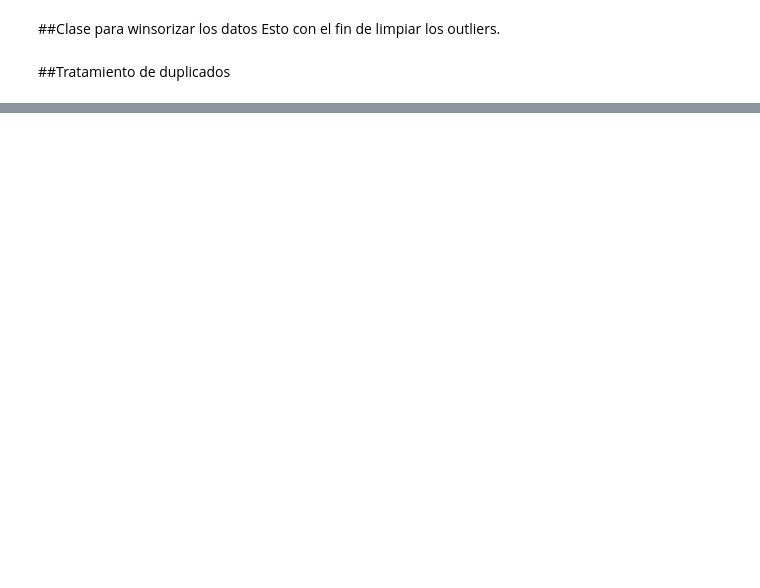
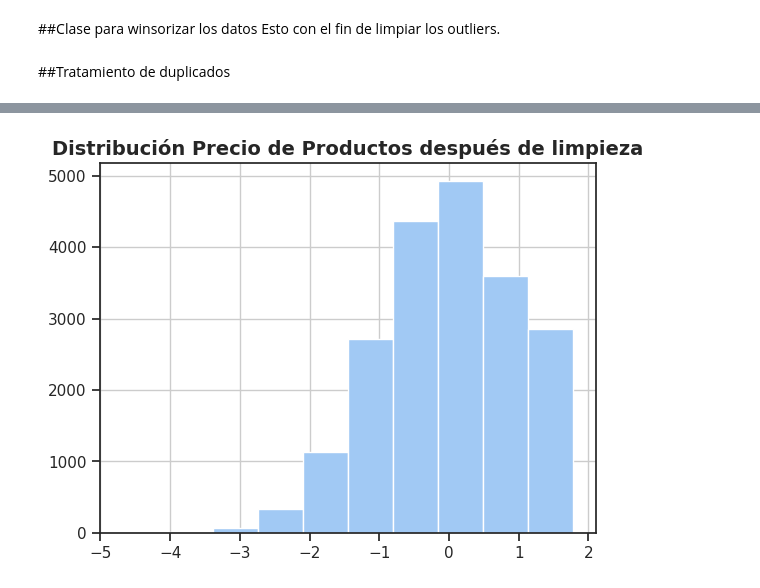
Before and after one commit to Octaviochavez/analitica_clientes, a Jupyter notebook: notebooks/Proyecto_Progra_Cienc_Datos.ipynb, the cells around one changed output, grey strips where cells are left out. Cells and saved outputs as stored; diff of their text form; code cells hidden in the pictures; blank space fills up the shorter version.

```diff
--- a/notebooks/Proyecto_Progra_Cienc_Datos.ipynb
+++ b/notebooks/Proyecto_Progra_Cienc_Datos.ipynb
@@ -195,0 +255,4 @@ def eliminar_duplicados(X):
+# %%
+pipeline_booleans = Pipeline(steps=[
+    ('imputer', SimpleImputer(strategy='most_frequent'))
+])
@@ -195,0 +261,12 @@ def eliminar_duplicados(X):
+# %%
+preprocesador = ColumnTransformer(
+    transformers=[
+        ('num_sesgo', pipeline_sesgados_outliers, num_sesgados_derecha_outliers),
+        ('num_campana', pipeline_campana_outliers, num_campana_outliers),
+        ('num_limpios', pipeline_numerical_features, numerical_features),
+        ('cat_nom', pipeline_nominales, categorical_nominales),
+        ('cat_ord', pipeline_ordinales, categorical_ordinales),
+        ('bool',pipeline_booleans,categorical_boolean_int_features)
+    ],
+    remainder='drop'
+)
@@ -195,0 +287,19 @@ def eliminar_duplicados(X):
+# %%
+pipeline_limpieza = Pipeline(
+    steps=[
+        ("duplicados", FunctionTransformer(eliminar_duplicados)),
+        ("preprocesamiento", preprocesador)
+    ]
+)
+# %%
+data_transformada = pd.DataFrame(
+    pipeline_limpieza.fit_transform(data),
+    columns=pipeline_limpieza.named_steps["preprocesamiento"].get_feature_names_out()
+)
+data_transformada.columns = data_transformada.columns.str.replace("num_sesgo__", "")
+data_transformada.columns = data_transformada.columns.str.replace("num_campana__", "")
+data_transformada.columns = data_transformada.columns.str.replace("num_limpios__", "")
+data_transformada.columns = data_transformada.columns.str.replace("cat_nom__", "")
+data_transformada.columns = data_transformada.columns.str.replace("cat_ord__", "")
+data_transformada.columns = data_transformada.columns.str.replace("bool__", "")
+data_transformada.head()
@@ -195,0 +340,6 @@ def eliminar_duplicados(X):
+# %%
+data_transformada['deuda_total'].hist()
+plt.title('Distribución Precio de Productos después de limpieza', fontsize=14, fontweight="bold")
+plt.show()
+# %% [output]
+[figure, added]
```
Also changed, not shown: parts of 20 cells of this notebook, 2 other files.
